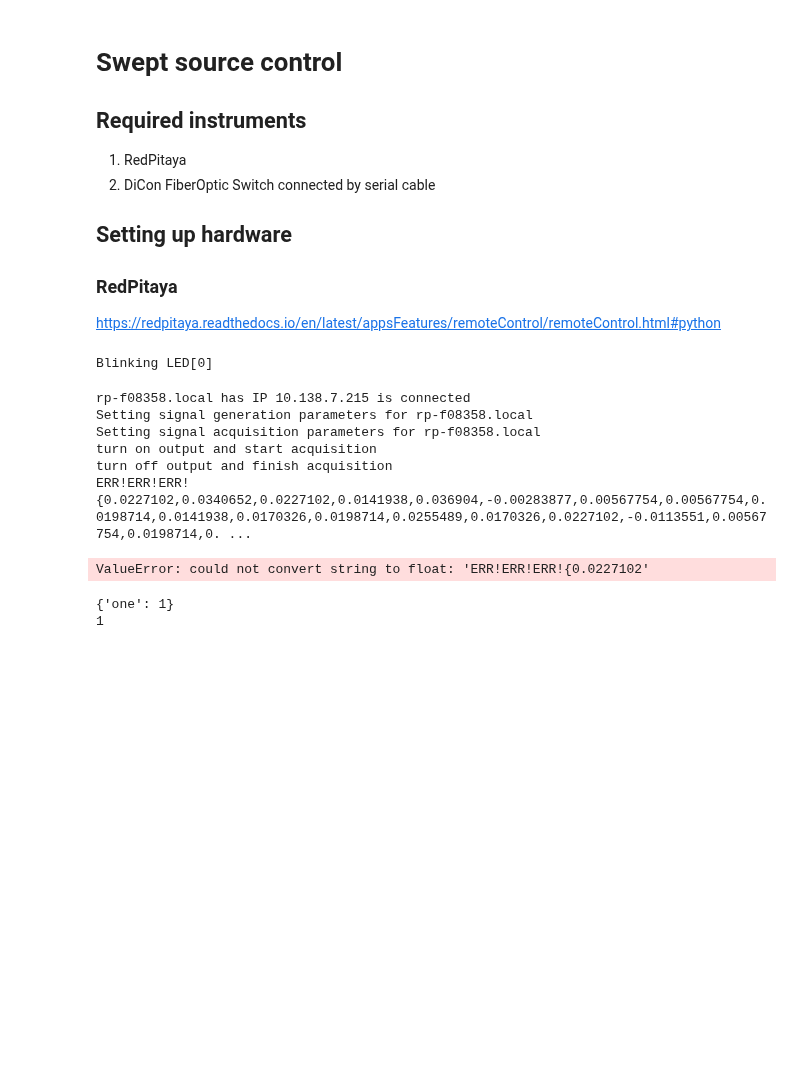
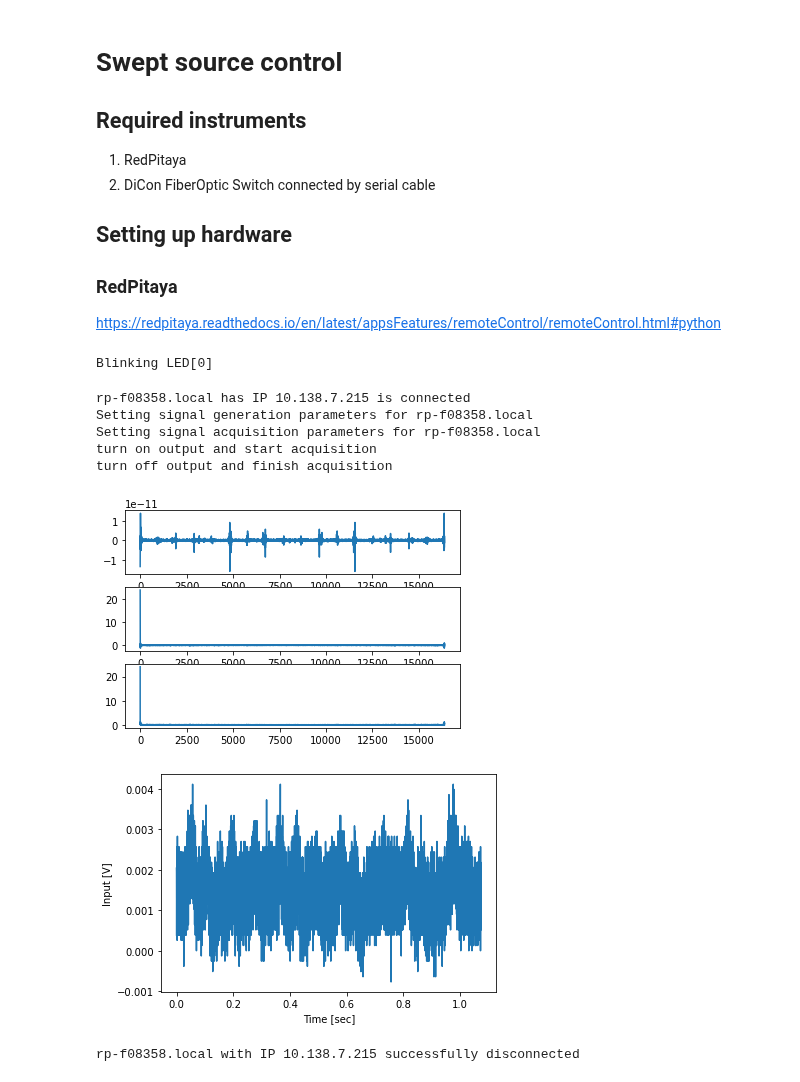
Before and after one commit to eauyehara/experiment_control, a Jupyter notebook: swept-source/lockin-detection.ipynb, the cells around one changed output. Cells and saved outputs as stored; diff of their text form; code cells hidden in the pictures; blank space fills up the shorter version.

```diff
--- a/swept-source/lockin-detection.ipynb
+++ b/swept-source/lockin-detection.ipynb
@@ -63,6 +32,7 @@ view rawacquire_trigger_posedge.py
 # %%
 import sys
 import redpitaya_scpi as scpi
+import numpy as np
 import matplotlib.pyplot as plt
 from time import sleep
 import socket
@@ -85,12 +55,24 @@ for (hostname,channel) in fiber_channel.items():
         print('{} has IP {} is connected'.format(hostname, ip[hostname]))
 
 # Measurement parameters
-integration_time = 1 # sec
-# Modulation parameters
+integration_time = 0.5 # sec
+if integration_time > 8.5 :
+    print('integration time needs to be smaller than 8.5 sec')
+    exit()
+# Modulation parameters.
 wave_form = 'sine'
-freq = 1000
+freq = 500
 ampl = 0.5
 offset = 0.5
+
+sampling_rate = 125e6 #sample/s
+total_samples = 16384
+# determine decimation rate
+decimation_options = np.array([1,8,64,1024,8192,65536])
+measurement_length = total_samples / sampling_rate * decimation_options
+decimation = decimation_options[np.argmax(measurement_length >=integration_time)]
+sampling_freq = sampling_rate/decimation
+
 
 
 # Initializing singal generation and acquisition parameters
@@ -105,56 +87,81 @@ for (hostname,rp) in rp_s.items():
     print('Setting signal acquisition parameters for {}'.format(hostname))
     rp.tx_txt('ACQ:RST')
     rp.tx_txt('ACQ:AVG OFF') # turn off averaging
-    rp.tx_txt('ACQ:TRIG NOW') # set to trigger immediately
     rp.tx_txt('ACQ:SOUR1:COUP DC') # enables DC coupling on channel 1
-    rp.tx_txt('ACQ:SOUR1:GAIN HV') # set high voltage gain settings
+    rp.tx_txt('ACQ:SOUR1:GAIN LV') # set high voltage gain settings
 
 
     # Acquire signal
     print('turn on output and start acquisition')
     rp.tx_txt('OUTPUT1:STATE ON')
     rp.tx_txt('ACQ:START')
+    rp.tx_txt('ACQ:TRIG NOW') # set to trigger immediately
     sleep(integration_time)
 
     print('turn off output and finish acquisition')
     rp.tx_txt('ACQ:STOP')
     rp.tx_txt('OUTPUT1:STATE OFF')
 
 
     rp.tx_txt('ACQ:SOUR1:DATA?')
     buff_string = rp.rx_txt()
-    print(buff_string)
-    buff_string = buff_string.strip('{}\n\r').replace("  ", "").split(',')
+#     print(buff_string)
+#     buff_string = buff_string.strip('ERR!{}\n\r').replace("  ", "").split(',')
+    buff_string = buff_string.strip('ERR!{}\n\r').split(',')
+#     print(buff_string)
     buff = list(map(float, buff_string))
 
+time = np.arange(0, len(buff), 1)/sampling_freq
 
-plt.plot(buff)
+demod_sin = np.sin(2*np.pi*sampling_freq*time)*np.array(buff)
+demod_cos = np.cos(2*np.pi*sampling_freq*time)*np.array(buff)
+
+fft_demod_sin = np.fft.fft(demod_sin)
+fft_demod_cos = np.fft.fft(demod_cos)
+# A = np.mean(demod_sin)
+# B = np.mean(demod_cos)
+
+fft_demod_mag = np.sqrt(fft_demod_sin**2 + fft_demod_cos**2)
+
+plt.figure()
+plt.subplot(311)
+plt.plot(fft_demod_sin)
+
+plt.subplot(312)
+plt.plot(fft_demod_cos)
+
+plt.subplot(313)
+plt.plot(fft_demod_mag)
+
+
+plt.figure()
+plt.plot(time,buff)
 plt.ylabel('Input [V]')
+plt.xlabel('Time [sec]')
+
 plt.show()
+
+
+# plt.figure()
+# plt.plot(time,buff)
+# plt.xlim([0, 10/freq])
+# plt.show()
+
 
 # Close connections
 for (hostname,channel) in rp_s.items():
     try:
         rp_s[hostname].close()
     except:
         print('Could not close {}: {}'.format(hostname, sys.exc_info()))
     else:
         print('{} with IP {} successfully disconnected'.format(hostname, ip[hostname]))
 # %% [output]
 rp-f08358.local has IP 10.138.7.215 is connected
 Setting signal generation parameters for rp-f08358.local
 Setting signal acquisition parameters for rp-f08358.local
 turn on output and start acquisition
 turn off output and finish acquisition
-ERR!ERR!ERR!{0.0227102,0.0340652,0.0227102,0.0141938,0.036904,-0.00283877,0.00567754,0.00567754,0.0198714,0.0141938,0.0170326,0.0198714,0.0255489,0.0170326,0.0227102,-0.0113551,0.00567754,0.0198714,0. ...
+[figure, added]
+[figure, added]
-ValueError: could not convert string to float: 'ERR!ERR!ERR!{0.0227102'
+rp-f08358.local with IP 10.138.7.215 successfully disconnected
-# %%
-test = {}
-
-key = 'one'
-test.update({key : 1})
-print(test)
-print(test[key])
-# %% [output]
-{'one': 1}
-1
```
Also changed, not shown: parts of 1 cell of this notebook.
